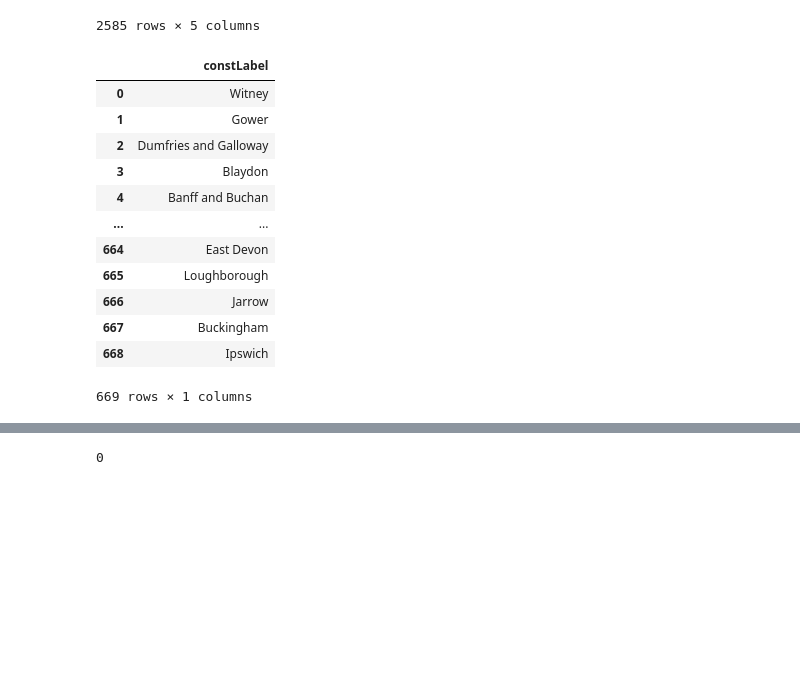
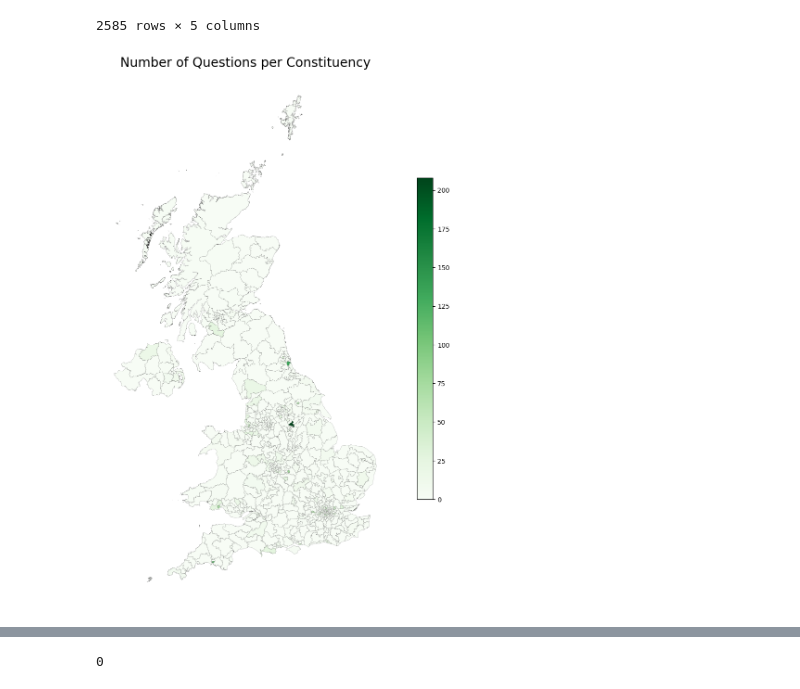
Before and after one commit to zapper-95/MP-Written-Question-Analysis, a Jupyter notebook: notebooks/4. const_visualisations.ipynb, the cells around one changed output, grey strips where cells are left out. Cells and saved outputs as stored; diff of their text form; code cells hidden in the pictures; blank space fills up the shorter version.

```diff
--- a/notebooks/4. const_visualisations.ipynb
+++ b/notebooks/4. const_visualisations.ipynb
@@ -161,22 +161,13 @@ const_questions.fillna(0, inplace=True)
 
 const_questions.set_geometry("geometry")
 const_questions = gpd.GeoDataFrame(const_questions)
-# %%
-MP_geometry[["constLabel"]]
-# %% [output]
-|  | constLabel |
-| 0 | Witney |
-| 1 | Gower |
-| 2 | Dumfries and Galloway |
-| 3 | Blaydon |
-| 4 | Banff and Buchan |
-| ... | ... |
-| 664 | East Devon |
-| 665 | Loughborough |
-| 666 | Jarrow |
-| 667 | Buckingham |
-| 668 | Ipswich |
-669 rows × 1 columns
+# %%
+fig,ax = plt.subplots(figsize=(15, 15))
+const_questions.plot(ax=ax, column="questions", legend=True, cmap="Greens" , edgecolor="black", linewidth=0.1, legend_kwds={"shrink":0.6})
+plt.title("Number of Questions per Constituency", fontsize=20)
+ax.set_axis_off()
+# %% [output]
+[figure, added]
 # %%
 """
 Number of question made by MP's about their own constituency
```
Also changed, not shown: parts of 4 cells of this notebook.
